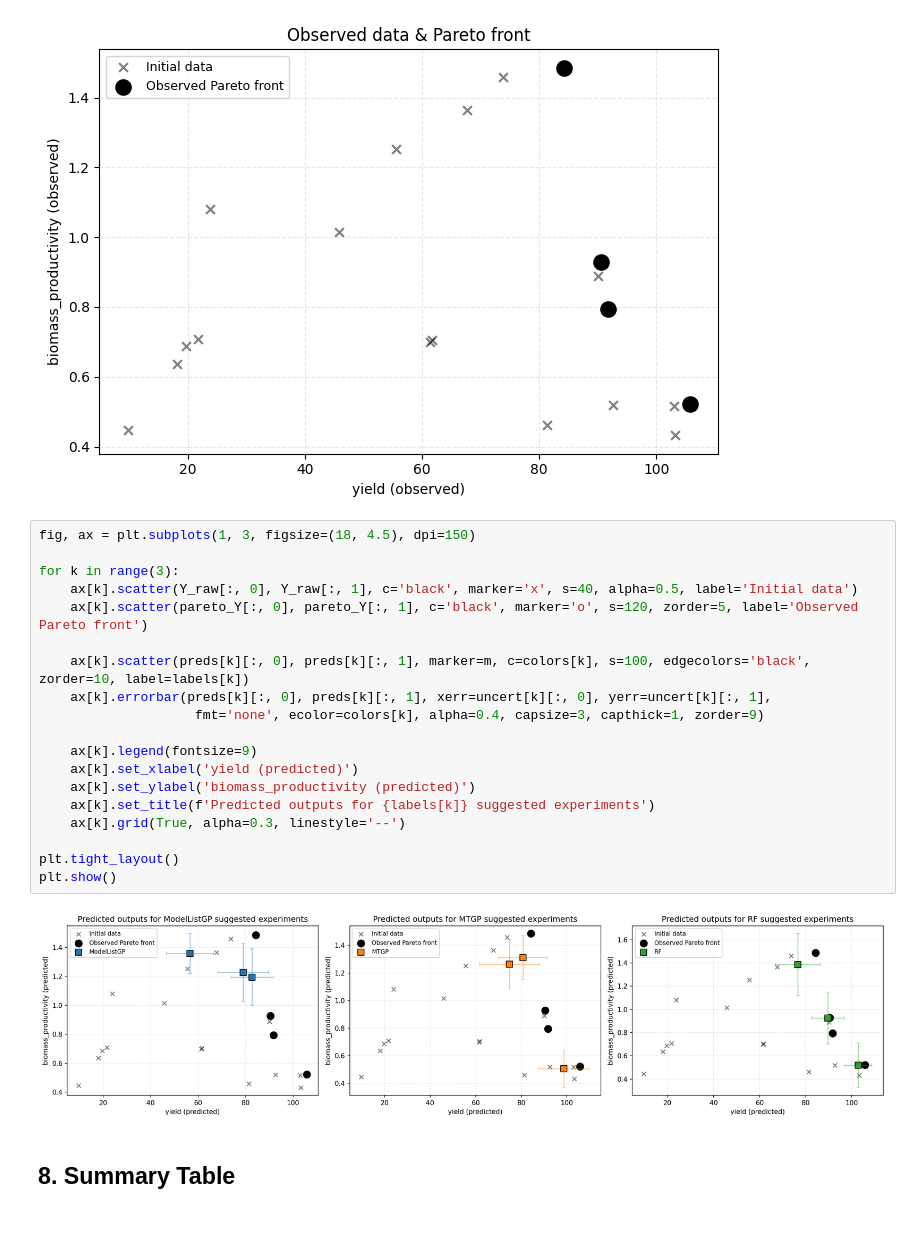
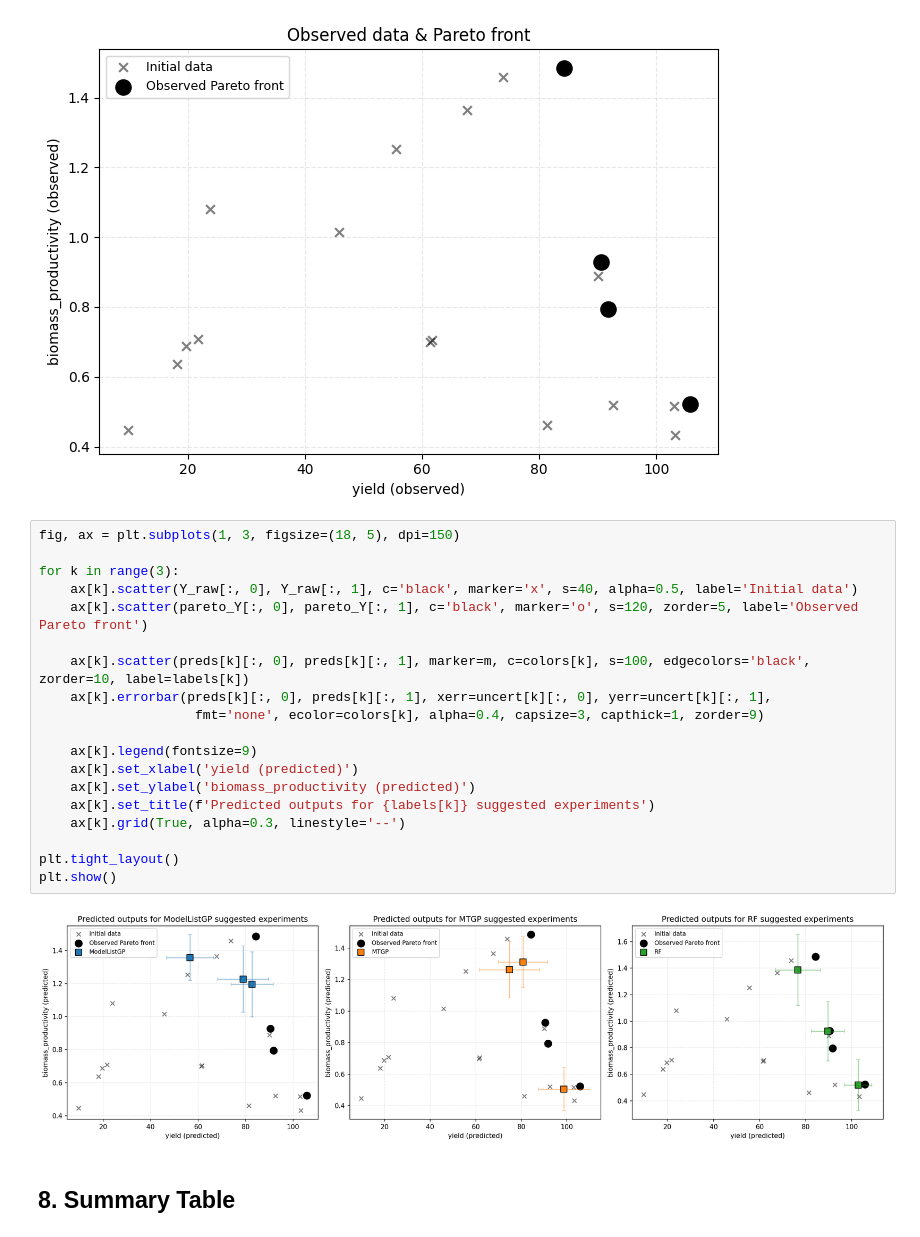
Before and after one commit to LucaBattt/GP-and-BO-for-Material-Selection, a Jupyter notebook: BO_Bioreactor_v2.ipynb, the cells around one changed output. Saved outputs shown, nothing was run; the diff lists cells and outputs as text.

Commit message:
Minor plot changes

```diff
--- a/BO_Bioreactor_v2.ipynb
+++ b/BO_Bioreactor_v2.ipynb
@@ -903,26 +903,26 @@ m = 's'
 # %% [output]
 [figure]
 # %%
-fig, ax = plt.subplots(1, 3, figsize=(18, 4.5), dpi=150)
+fig, ax = plt.subplots(1, 3, figsize=(18, 5), dpi=150)
 
 for k in range(3):
     ax[k].scatter(Y_raw[:, 0], Y_raw[:, 1], c='black', marker='x', s=40, alpha=0.5, label='Initial data')
     ax[k].scatter(pareto_Y[:, 0], pareto_Y[:, 1], c='black', marker='o', s=120, zorder=5, label='Observed Pareto front')
 
     ax[k].scatter(preds[k][:, 0], preds[k][:, 1], marker=m, c=colors[k], s=100, edgecolors='black', zorder=10, label=labels[k])
     ax[k].errorbar(preds[k][:, 0], preds[k][:, 1], xerr=uncert[k][:, 0], yerr=uncert[k][:, 1],
                     fmt='none', ecolor=colors[k], alpha=0.4, capsize=3, capthick=1, zorder=9)
 
     ax[k].legend(fontsize=9)
     ax[k].set_xlabel('yield (predicted)')
     ax[k].set_ylabel('biomass_productivity (predicted)')
     ax[k].set_title(f'Predicted outputs for {labels[k]} suggested experiments')
     ax[k].grid(True, alpha=0.3, linestyle='--')
 
 plt.tight_layout()
 plt.show()
 # %% [output]
-[figure, old version]
+[figure, new version]
 # %% [markdown]
 ## 8. Summary Table
 # %%
```
Also changed, not shown: parts of 2 cells of this notebook.
